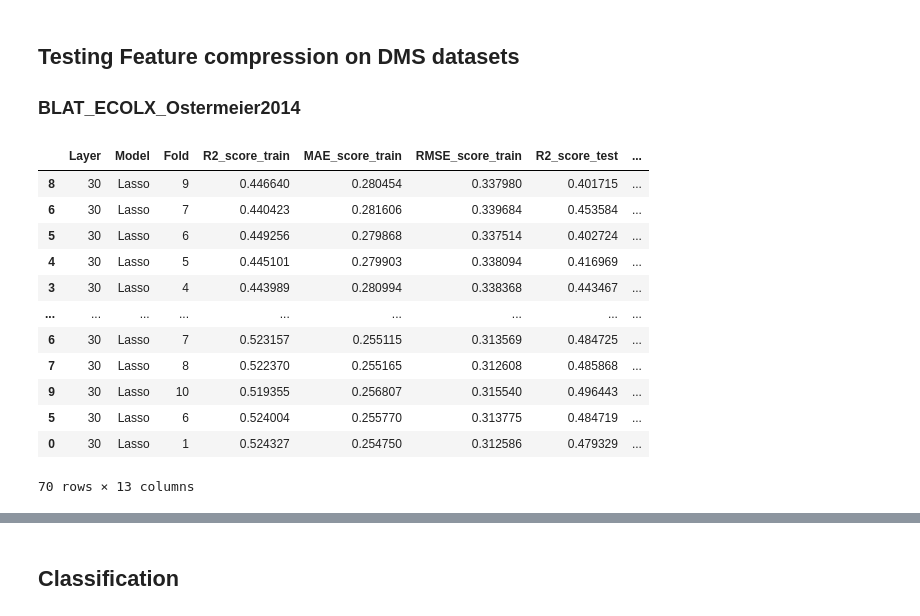
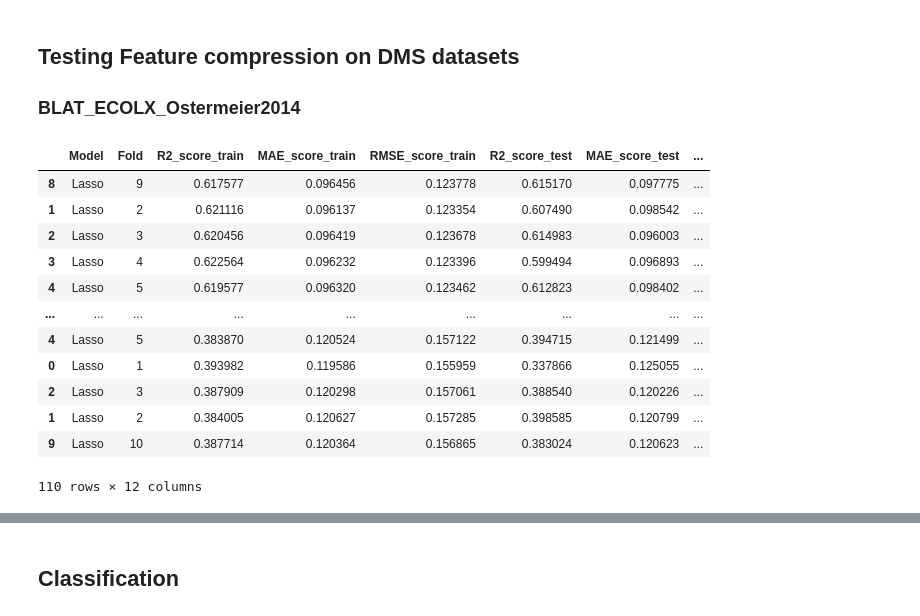
Before and after one commit to ziul-bio/SWAT, a Jupyter notebook: feature_compression.ipynb, the cells around one changed output, grey strips where cells are left out. Saved outputs shown, nothing was run; the diff lists cells and outputs as text; code cells hidden in the pictures.

Commit message:
update extract script, and lasso changes

```diff
--- a/feature_compression.ipynb
+++ b/feature_compression.ipynb
@@ -149,11 +203,11 @@ Compressing embeddings using iDCT
 4000 files compressed
 5000 files compressed
 # %%
-def run_regression(features, target, target_name):
+def run_regression(features, target):
     '''this version computes y_pred for train and test sets'''
     # Initialize lists for storing results
-    folds, num_zero_coefs = [], []
-    r2s_train,  maes_train, rmses_train = [], [], []
+    folds, num_nonzero_coefs = [], []
+    r2s_train, maes_train, rmses_train = [], [], []
     r2s_test, maes_test, rmses_test = [], [], []
     rhos_train, rhos_test = [], []
 
@@ -167,12 +221,13 @@ def run_regression(features, target, target_name):
         y_train, y_test = target.iloc[train_index], target.iloc[test_index]
 
         # Define and train the regression model
-        model = Lasso(alpha=0.0005, random_state=42, max_iter=10000, tol=0.001)
+        #model = Lasso(alpha=0.0005, random_state=42, max_iter=10000, tol=0.001)
+        model = Lasso(alpha=0.001, random_state=42, max_iter=10000, tol=0.001)
         model.fit(X_train, y_train)
 
         # get the number of non-zero coefficients
         coeficients = model.coef_
-        num_zero_coef = np.sum(coeficients != 0)
+        num_nonzero_coef = np.sum(coeficients != 0)
 
         # Make predictions
         y_pred_train = pd.DataFrame(model.predict(X_train))
@@ -191,32 +246,30 @@ def run_regression(features, target, target_name):
         rmse_test = np.sqrt(mse_test)
         rho_test, p_value_test = spearmanr(y_test, y_pred_test)
 
-
-
         # Append results
         r2s_train.append(r2_train)
         maes_train.append(mae_train)
         rmses_train.append(rmse_train)
-        rhos_train.append(rho_train)
 
         r2s_test.append(r2_test)
         maes_test.append(mae_test)
         rmses_test.append(rmse_test)
+
+        rhos_train.append(rho_train)
         rhos_test.append(rho_test)
 
         folds.append(kfold + 1)
-        num_zero_coefs.append(num_zero_coef)
+        num_nonzero_coefs.append(num_nonzero_coef)
 
 
         # Return the collected results
-        #print(f"Results for {target_name},  fold {kfold}, r2_test: {r2_test}, rho: {rho_test}, Num coefs: {num_zero_coef}")
-    return r2s_train, maes_train, rmses_train, r2s_test, maes_test, rmses_test, rhos_train, rhos_test, folds, num_zero_coefs
+        #print(f"Results:  fold {kfold}, r2_test: {r2_test}, Num coefs: {num_nonzero_coef}")
+    return r2s_train, maes_train, rmses_train, r2s_test, maes_test, rmses_test, rhos_train, rhos_test, folds, num_nonzero_coefs
 
 
-def save_results(layer, r2s_train, maes_train, rmses_train, r2s_test, maes_test, rmses_test, rhos_train, rhos_test, folds, num_zero_coefs):
+def save_results(r2s_train, maes_train, rmses_train, r2s_test, maes_test, rmses_test, rhos_train, rhos_test, folds, num_nonzero_coefs):
     # Create dictionary for results
     res_dict = {
-        "Layer": [layer] * 10,
         "Model": ['Lasso'] * 10,
         "Fold": folds,
         "R2_score_train": r2s_train,
@@ -228,7 +281,7 @@ def save_results(layer, r2s_train, maes_train, rmses_train, r2s_test, maes_test,
         "rho_score_train": rhos_train,
         "rho_score_test": rhos_test,
 
-        "nun_zero_coefs": num_zero_coefs
+        "nun_zero_coefs": num_nonzero_coefs
     }
 
     # Convert results to DataFrame
@@ -237,12 +290,12 @@ def save_results(layer, r2s_train, maes_train, rmses_train, r2s_test, maes_test,
 
 
 
-def run_regression_on_compressed_files(target_name, path_compressed_embeds, path_meta_data, layer=30):
+def run_regression_on_compressed_files(path_compressed_embeds, path_meta_data):
     '''Run regression on compressed embeddings'''
     meta_data = pd.read_csv(path_meta_data)
 
     results = pd.DataFrame()
-    for file in os.listdir(path):
+    for file in os.listdir(path_compressed_embeds):
         if file.endswith('.pkl'):
             method = file.split('_')[-1].split('.')[0]
             print('Results for method:', method)
@@ -252,13 +305,13 @@ def run_regression_on_compressed_files(target_name, path_compressed_embeds, path
             embed_df.rename(columns={'index': 'ID'}, inplace=True)
 
             data = meta_data.merge(embed_df, how='inner', left_on='ID', right_on='ID')
-            target = data[target_name]
+            target = data['target']
             features = data.iloc[:, meta_data.shape[1]:]
             features = features_scaler(features)
 
             # run regression
-            r2s_train, maes_train, rmses_train, r2s_test, maes_test, rmses_test, rhos_train, rhos_test, folds, num_zero_coefs = run_regression(features, target, target_name)
-            res = save_results(layer, r2s_train, maes_train, rmses_train, r2s_test, maes_test, rmses_test, rhos_train, rhos_test, folds, num_zero_coefs)
+            r2s_train, maes_train, rmses_train, r2s_test, maes_test, rmses_test, rhos_train, rhos_test, folds, num_nonzero_coefs = run_regression(features, target)
+            res = save_results(r2s_train, maes_train, rmses_train, r2s_test, maes_test, rmses_test, rhos_train, rhos_test, folds, num_nonzero_coefs)
             res['Compression_methd'] = method
             results = pd.concat([results, res], axis=0)
 
@@ -271,22 +324,22 @@ def run_regression_on_compressed_files(target_name, path_compressed_embeds, path
 ## Testing Feature compression on DMS datasets
 ### BLAT_ECOLX_Ostermeier2014
 # %%
-target_name = 'fitness'
-path_compressed_embed = 'embeddings/BLAT_ECOLX_Ostermeier2014_esm2_150M_compressed'
-path_meta_data = 'data/BLAT_ECOLX_Ostermeier2014_metadata.csv'
-results = run_regression_on_compressed_files(target_name, path_compressed_embed, path_meta_data, layer=30)
+target_name = 'target'
+path_compressed_embed = 'embeddings/BLAT_ECOLX_Ostermeier2014_esm2_150M_compressed/'
+path_meta_data = 'data/BLAT_ECOLX_Ostermeier2014_metadata_v02.csv'
+results = run_regression_on_compressed_files(path_compressed_embed, path_meta_data)
 results
 # %% [output]
-|  | Layer | Model | Fold | R2_score_train | MAE_score_train | RMSE_score_train | R2_score_test | ... |
-| 8 | 30 | Lasso | 9 | 0.446640 | 0.280454 | 0.337980 | 0.401715 | ... |
-| 6 | 30 | Lasso | 7 | 0.440423 | 0.281606 | 0.339684 | 0.453584 | ... |
-| 5 | 30 | Lasso | 6 | 0.449256 | 0.279868 | 0.337514 | 0.402724 | ... |
-| 4 | 30 | Lasso | 5 | 0.445101 | 0.279903 | 0.338094 | 0.416969 | ... |
-| 3 | 30 | Lasso | 4 | 0.443989 | 0.280994 | 0.338368 | 0.443467 | ... |
+|  | Model | Fold | R2_score_train | MAE_score_train | RMSE_score_train | R2_score_test | MAE_score_test | ... |
+| 8 | Lasso | 9 | 0.617577 | 0.096456 | 0.123778 | 0.615170 | 0.097775 | ... |
+| 1 | Lasso | 2 | 0.621116 | 0.096137 | 0.123354 | 0.607490 | 0.098542 | ... |
+| 2 | Lasso | 3 | 0.620456 | 0.096419 | 0.123678 | 0.614983 | 0.096003 | ... |
+| 3 | Lasso | 4 | 0.622564 | 0.096232 | 0.123396 | 0.599494 | 0.096893 | ... |
+| 4 | Lasso | 5 | 0.619577 | 0.096320 | 0.123462 | 0.612823 | 0.098402 | ... |
 | ... | ... | ... | ... | ... | ... | ... | ... | ... |
-| 6 | 30 | Lasso | 7 | 0.523157 | 0.255115 | 0.313569 | 0.484725 | ... |
-| 7 | 30 | Lasso | 8 | 0.522370 | 0.255165 | 0.312608 | 0.485868 | ... |
-| 9 | 30 | Lasso | 10 | 0.519355 | 0.256807 | 0.315540 | 0.496443 | ... |
-| 5 | 30 | Lasso | 6 | 0.524004 | 0.255770 | 0.313775 | 0.484719 | ... |
-| 0 | 30 | Lasso | 1 | 0.524327 | 0.254750 | 0.312586 | 0.479329 | ... |
+| 4 | Lasso | 5 | 0.383870 | 0.120524 | 0.157122 | 0.394715 | 0.121499 | ... |
+| 0 | Lasso | 1 | 0.393982 | 0.119586 | 0.155959 | 0.337866 | 0.125055 | ... |
+| 2 | Lasso | 3 | 0.387909 | 0.120298 | 0.157061 | 0.388540 | 0.120226 | ... |
+| 1 | Lasso | 2 | 0.384005 | 0.120627 | 0.157285 | 0.398585 | 0.120799 | ... |
+| 9 | Lasso | 10 | 0.387714 | 0.120364 | 0.156865 | 0.383024 | 0.120623 | ... |
-70 rows × 13 columns
+110 rows × 12 columns
```
Also changed, not shown: parts of 12 cells of this notebook, 6 other files.
